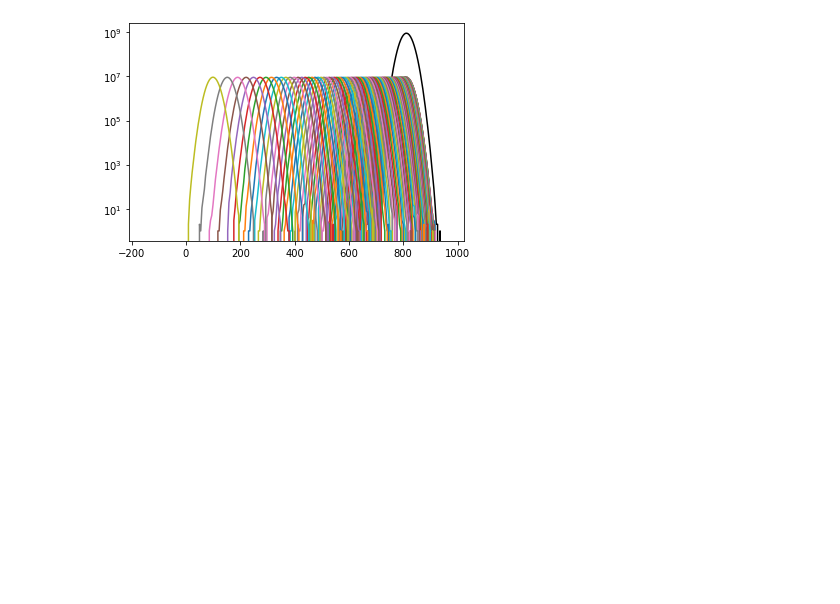
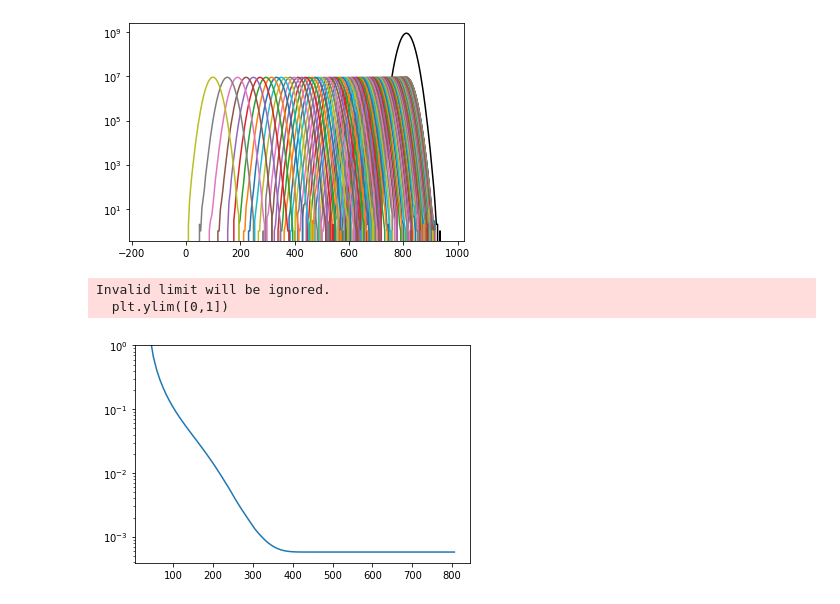
Before and after one commit to Moore-Lab/composite_DM, a Jupyter notebook: steriles/plot_pdfs.ipynb, the cells around one changed output. Saved outputs shown, nothing was run; the diff lists cells and outputs as text; code cells hidden in the pictures; blank space fills up the shorter version.

Commit message:
minor updates to plotting

```diff
--- a/steriles/plot_pdfs.ipynb
+++ b/steriles/plot_pdfs.ipynb
@@ -144,3 +144,20 @@ for i,m in enumerate(mass_list):
   plt.semilogy(sig_pdf[:,0], sig_pdf[:,1])
 # %% [output]
 [figure]
+# %%
+flist = glob.glob("/Users/dcmoore/grace/impulse/steriles/limits/*.npz")
+
+plt.figure()
+for f in flist:
+
+    cdat = np.load(f)
+    lim_vals = cdat['lim']
+
+    plt.semilogy( cdat['m'], lim_vals )
+
+plt.ylim([0,1])
+plt.show()
+# %% [output]
+Invalid limit will be ignored.
+  plt.ylim([0,1])
+[figure, added]
```
